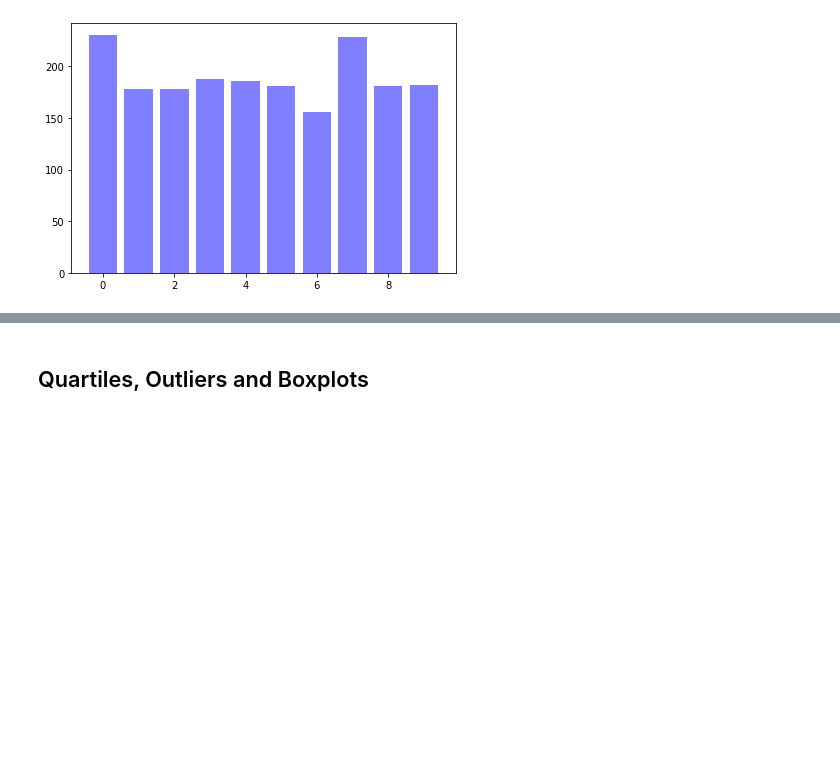
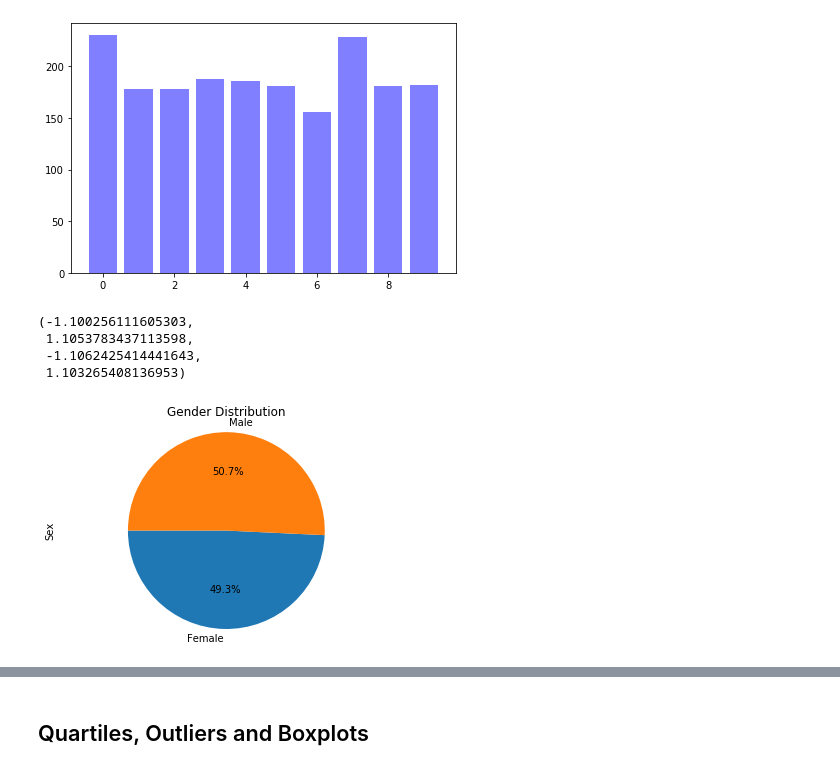
Before and after one commit to mizgutdina/matplotlib-challenge, a Jupyter notebook: pymaceuticals_starter.ipynb, the cells around one changed output, grey strips where cells are left out. Saved outputs shown, nothing was run; the diff lists cells and outputs as text; code cells hidden in the pictures; blank space fills up the shorter version.

Commit message:
Adds pie charts

```diff
--- a/pymaceuticals_starter.ipynb
+++ b/pymaceuticals_starter.ipynb
@@ -246,5 +248,18 @@ plt.tight_layout()
 [figure]
 # %%
 # Generate a pie plot showing the distribution of female versus male mice using pandas
+gender_group=clean_df.groupby("Sex")
+count_gender=gender_group['Sex'].count()
+count_gender
+
+gender_pie=count_gender.plot(kind="pie", y="Sex",startangle=180,autopct='%1.1f%%', title="Gender Distribution")
+gender_pie.set_ylabel("Sex")
+plt.axis("equal")
+# %% [output]
+(-1.100256111605303,
+ 1.1053783437113598,
+ -1.1062425414441643,
+ 1.103265408136953)
+[figure, added]
 # %%
 # Generate a pie plot showing the distribution of female versus male mice using pyplot
```
Also changed, not shown: parts of 2 cells of this notebook.
